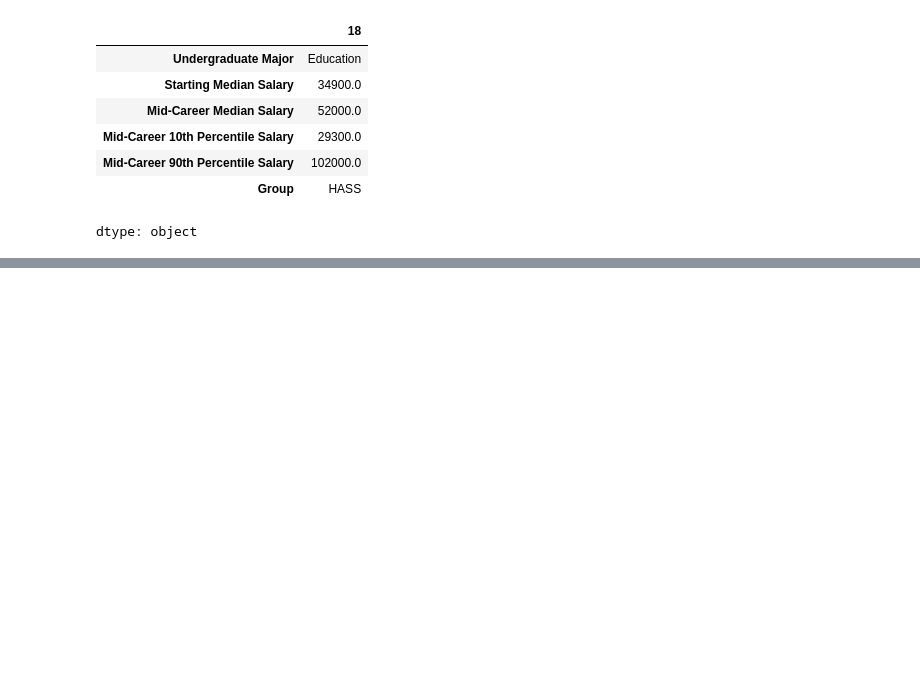
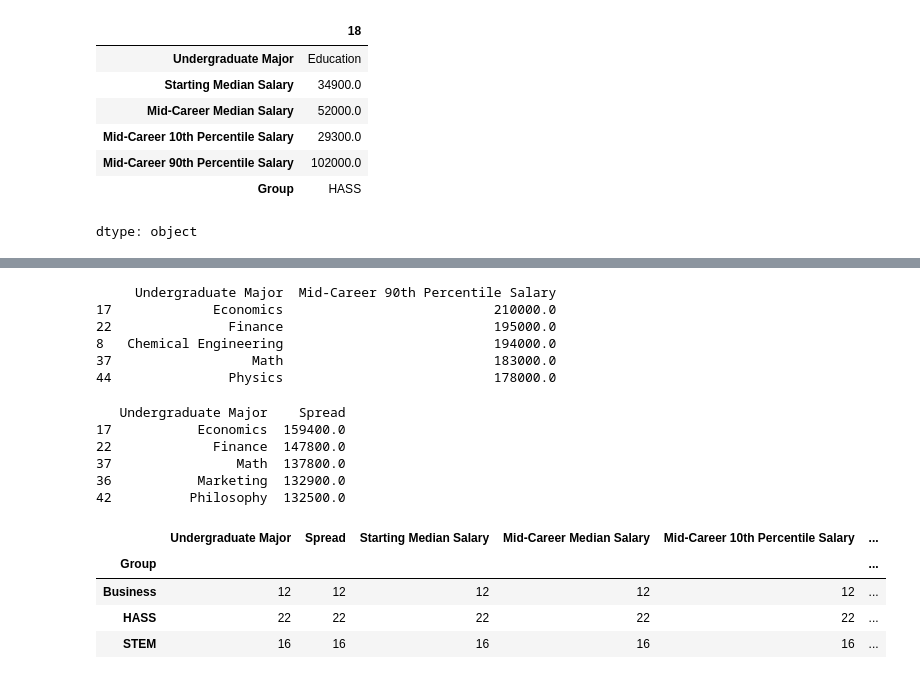
Before and after one commit to IrishEgie/data_science_py, a Jupyter notebook: data_science_1.ipynb, the cells around one changed output, grey strips where cells are left out. Cells and saved outputs as stored; diff of their text form; code cells hidden in the pictures; blank space fills up the shorter version.

Commit message:
update: using mean, count & group by

```diff
--- a/data_science_1.ipynb
+++ b/data_science_1.ipynb
@@ -147,0 +195,28 @@ dtype: object
+# %%
+top_5_high_potential = clean_df.sort_values('Mid-Career 90th Percentile Salary', ascending=False).head(5)
+print(top_5_high_potential[['Undergraduate Major', 'Mid-Career 90th Percentile Salary']])
+# %% [output]
+     Undergraduate Major  Mid-Career 90th Percentile Salary
+17             Economics                           210000.0
+22               Finance                           195000.0
+8   Chemical Engineering                           194000.0
+37                  Math                           183000.0
+44               Physics                           178000.0
+# %%
+high_spread = clean_df.sort_values('Spread', ascending=False).head(5)
+print(high_spread[['Undergraduate Major', 'Spread']])
+# %% [output]
+   Undergraduate Major    Spread
+17           Economics  159400.0
+22             Finance  147800.0
+37                Math  137800.0
+36           Marketing  132900.0
+42          Philosophy  132500.0
+# %%
+clean_df.groupby('Group').count()
+# %% [output]
+|  | Undergraduate Major | Spread | Starting Median Salary | Mid-Career Median Salary | Mid-Career 10th Percentile Salary | ... |
+| Group |  |  |  |  |  | ... |
+| Business | 12 | 12 | 12 | 12 | 12 | ... |
+| HASS | 22 | 22 | 22 | 22 | 22 | ... |
+| STEM | 16 | 16 | 16 | 16 | 16 | ... |
```
Also changed, not shown: parts of 11 cells of this notebook.
